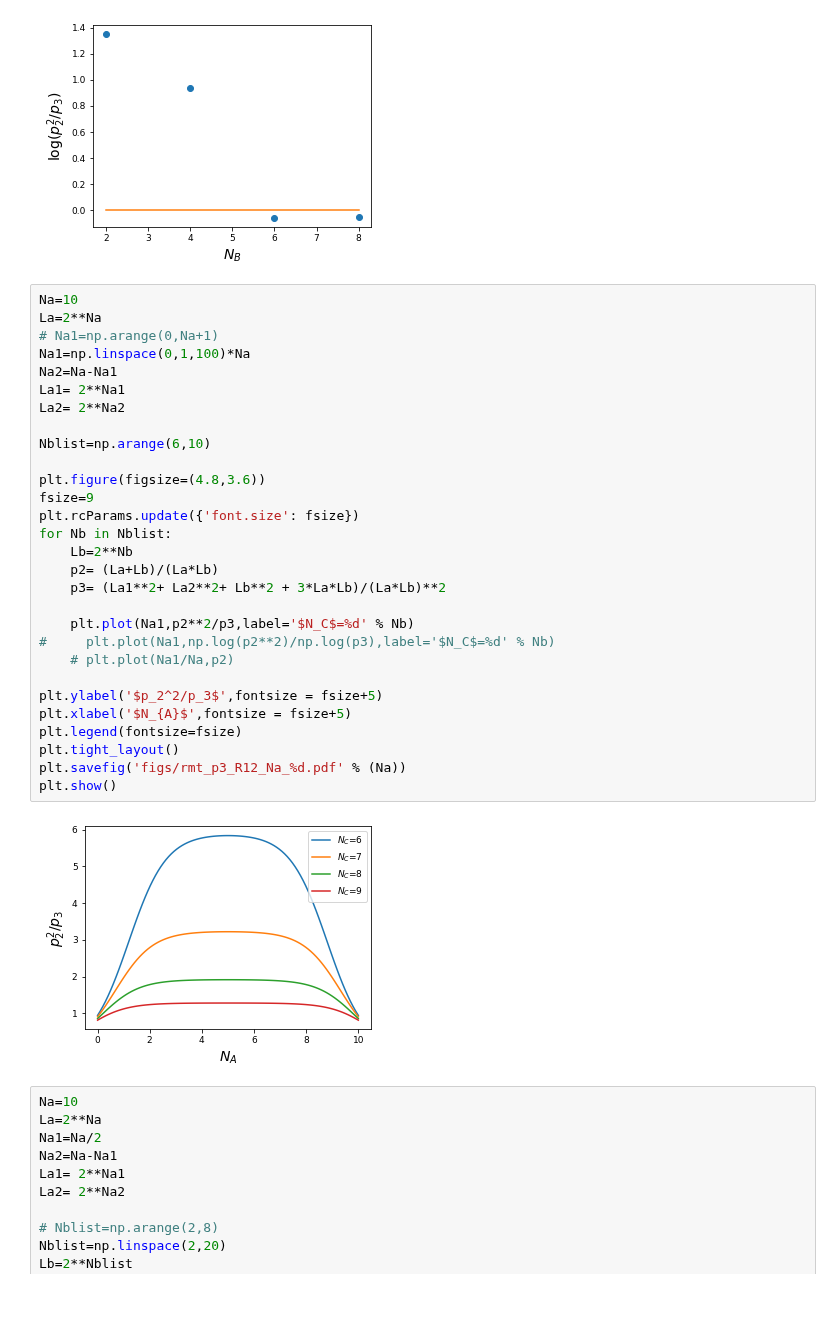
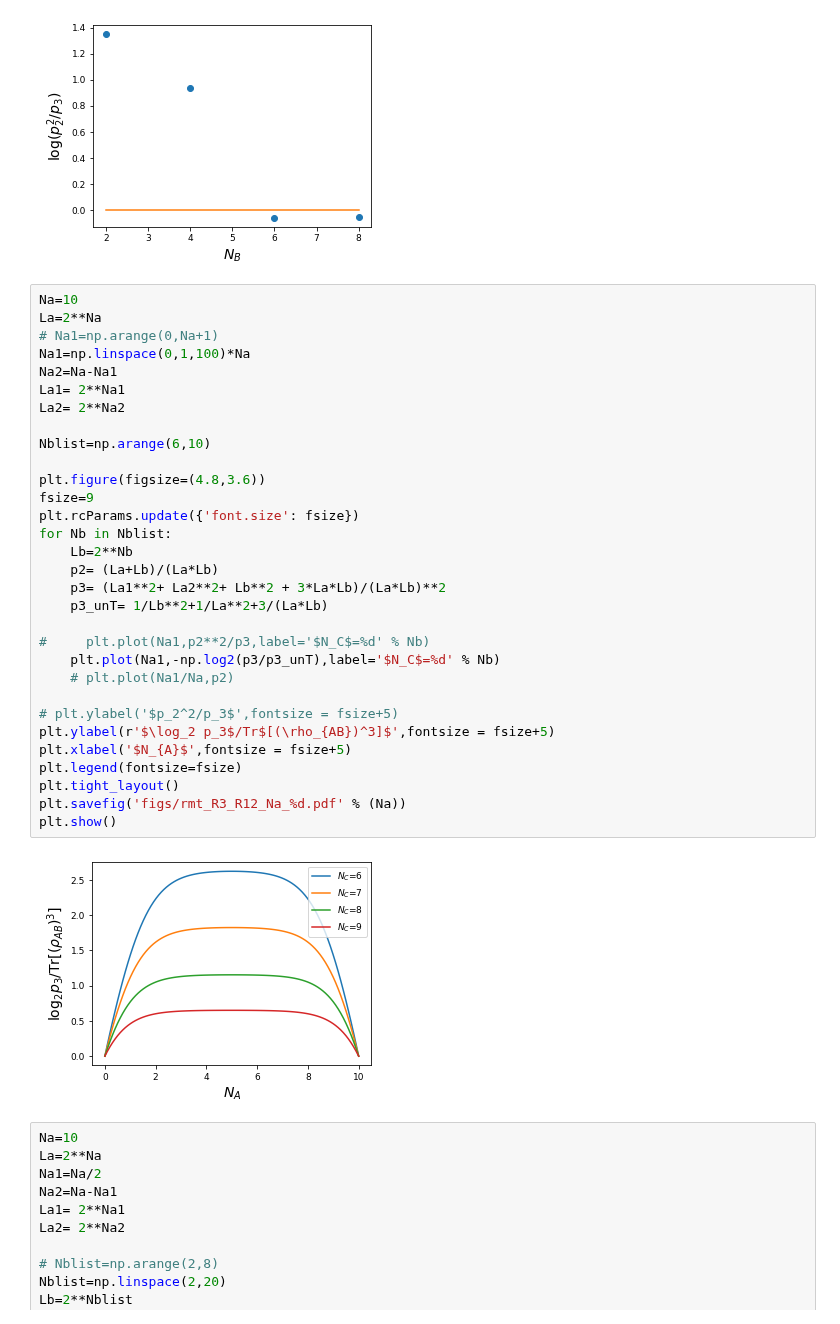
Before and after one commit to hassan-shap/RMT, a Jupyter notebook: experiment.ipynb, the cells around one changed output. Drawn from its saved outputs; the diff is of its cells as text.

Commit message:
figures for presentation

```diff
--- a/experiment.ipynb
+++ b/experiment.ipynb
@@ -71,34 +71,36 @@ plt.show()
 # %%
 Na=10
 La=2**Na
 # Na1=np.arange(0,Na+1)
 Na1=np.linspace(0,1,100)*Na
 Na2=Na-Na1
 La1= 2**Na1
 La2= 2**Na2
 
 Nblist=np.arange(6,10)
 
 plt.figure(figsize=(4.8,3.6))
 fsize=9
 plt.rcParams.update({'font.size': fsize})
 for Nb in Nblist:
     Lb=2**Nb
     p2= (La+Lb)/(La*Lb)
     p3= (La1**2+ La2**2+ Lb**2 + 3*La*Lb)/(La*Lb)**2
+    p3_unT= 1/Lb**2+1/La**2+3/(La*Lb)
 
-    plt.plot(Na1,p2**2/p3,label='$N_C$=%d' % Nb)
-#     plt.plot(Na1,np.log(p2**2)/np.log(p3),label='$N_C$=%d' % Nb)
+#     plt.plot(Na1,p2**2/p3,label='$N_C$=%d' % Nb)
+    plt.plot(Na1,-np.log2(p3/p3_unT),label='$N_C$=%d' % Nb)
     # plt.plot(Na1/Na,p2)
 
-plt.ylabel('$p_2^2/p_3$',fontsize = fsize+5)
+# plt.ylabel('$p_2^2/p_3$',fontsize = fsize+5)
+plt.ylabel(r'$\log_2 p_3$/Tr$[(\rho_{AB})^3]$',fontsize = fsize+5)
 plt.xlabel('$N_{A}$',fontsize = fsize+5)
 plt.legend(fontsize=fsize)
 plt.tight_layout()
-plt.savefig('figs/rmt_p3_R12_Na_%d.pdf' % (Na))
+plt.savefig('figs/rmt_R3_R12_Na_%d.pdf' % (Na))
 plt.show()
 # %% [output]
-[figure, old version]
+[figure, new version]
 # %%
 Na=10
 La=2**Na
```
Also changed, not shown: parts of 1 cell of this notebook, 1 other file.
